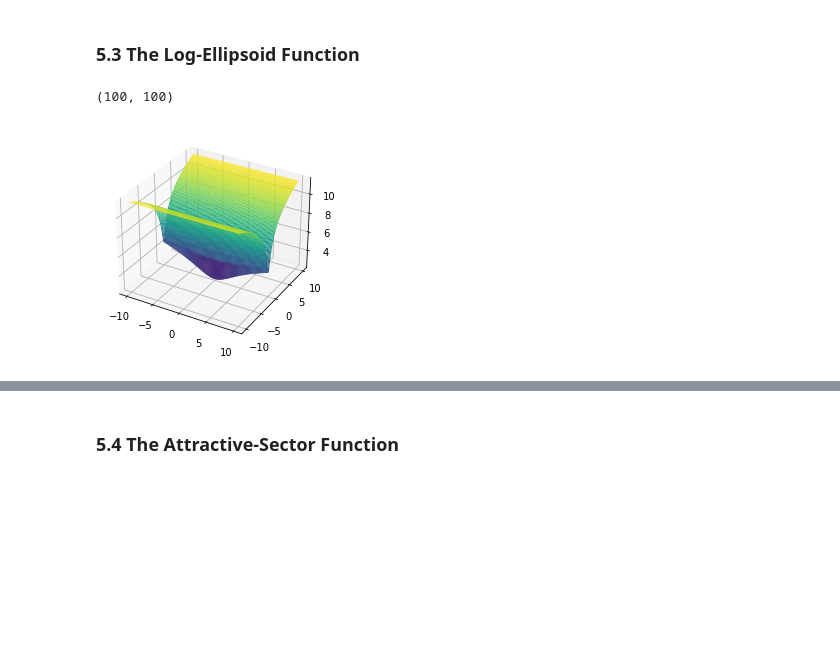
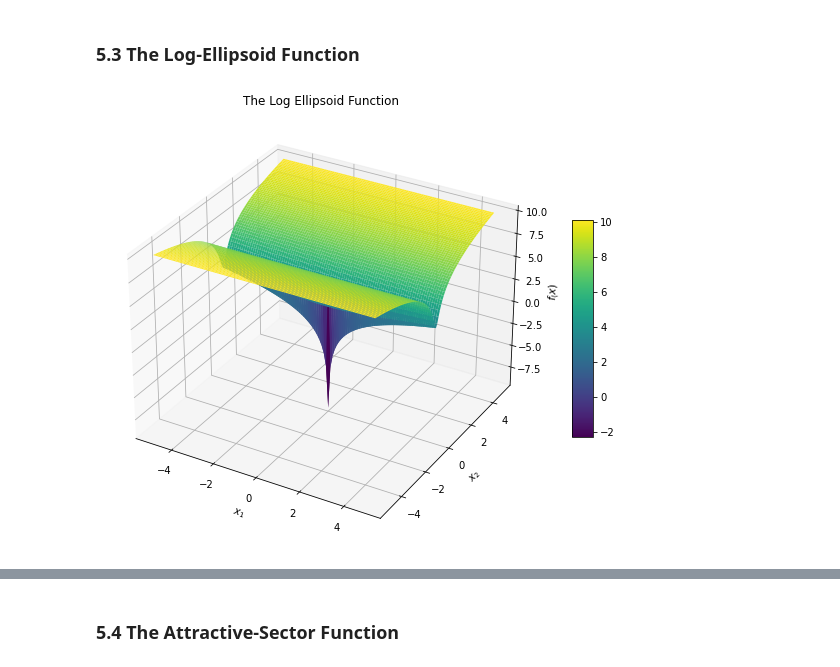
Before and after one commit to UCPHszf/Numerical-Optimization, a Jupyter notebook: code/case_studies.ipynb, the cells around one changed output, grey strips where cells are left out. Saved outputs shown, nothing was run; the diff lists cells and outputs as text; code cells hidden in the pictures; blank space fills up the shorter version.

```diff
--- a/code/case_studies.ipynb
+++ b/code/case_studies.ipynb
@@ -389,7 +391,8 @@ fig.savefig("../images/rosenbrock_banana_contour.png")
 # %% [markdown]
 ### 5.3 The Log-Ellipsoid Function
-# %%
-my_plot_3d(log_ellipsoid)
-# %% [output]
-(100, 100)
-[figure, removed]
+# %%
+X = np.arange(-5, 5, 0.1)
+Y = np.arange(-5, 5, 0.1)
+my_plot_3d(X, Y, "log_ellipsoid")
+# %% [output]
+[figure, added]
```
Also changed, not shown: parts of 13 cells of this notebook.
